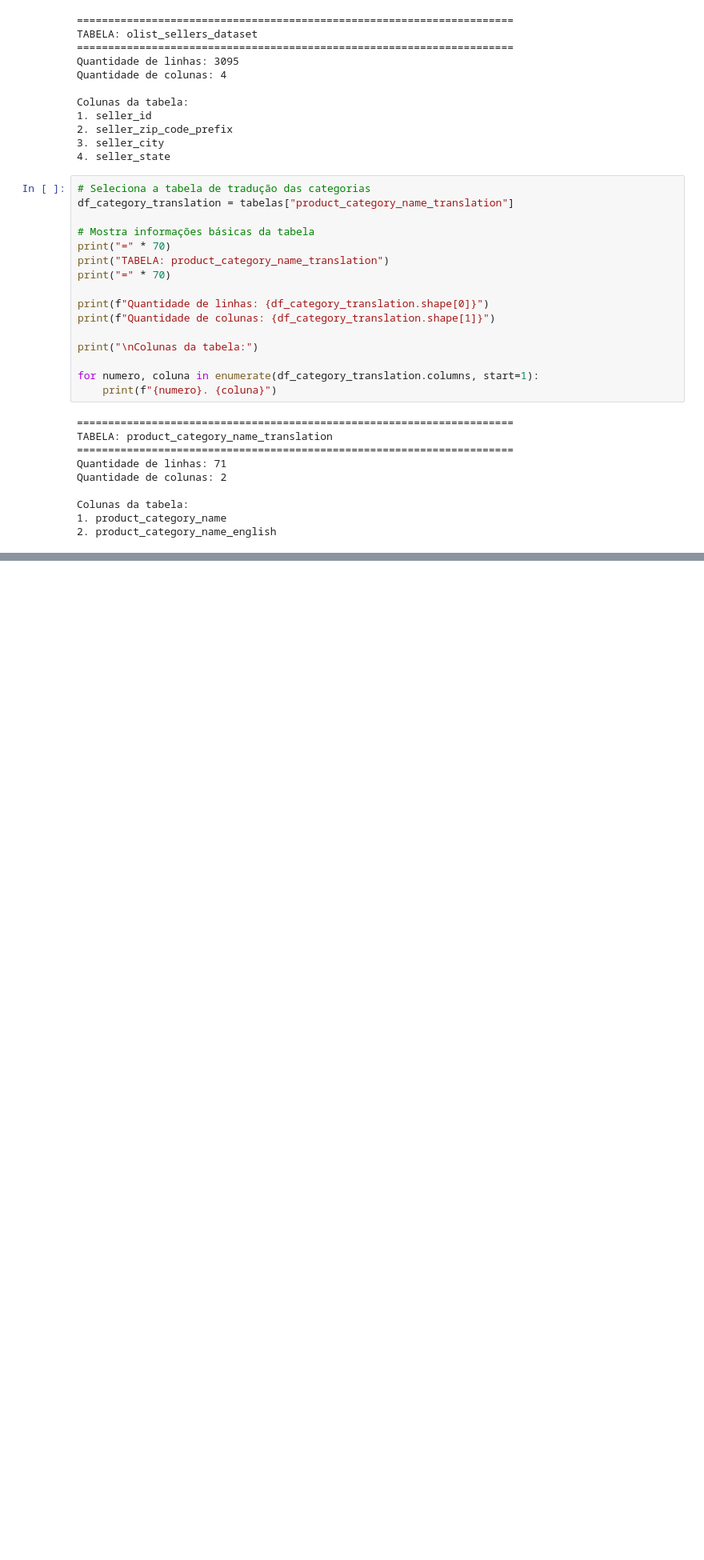
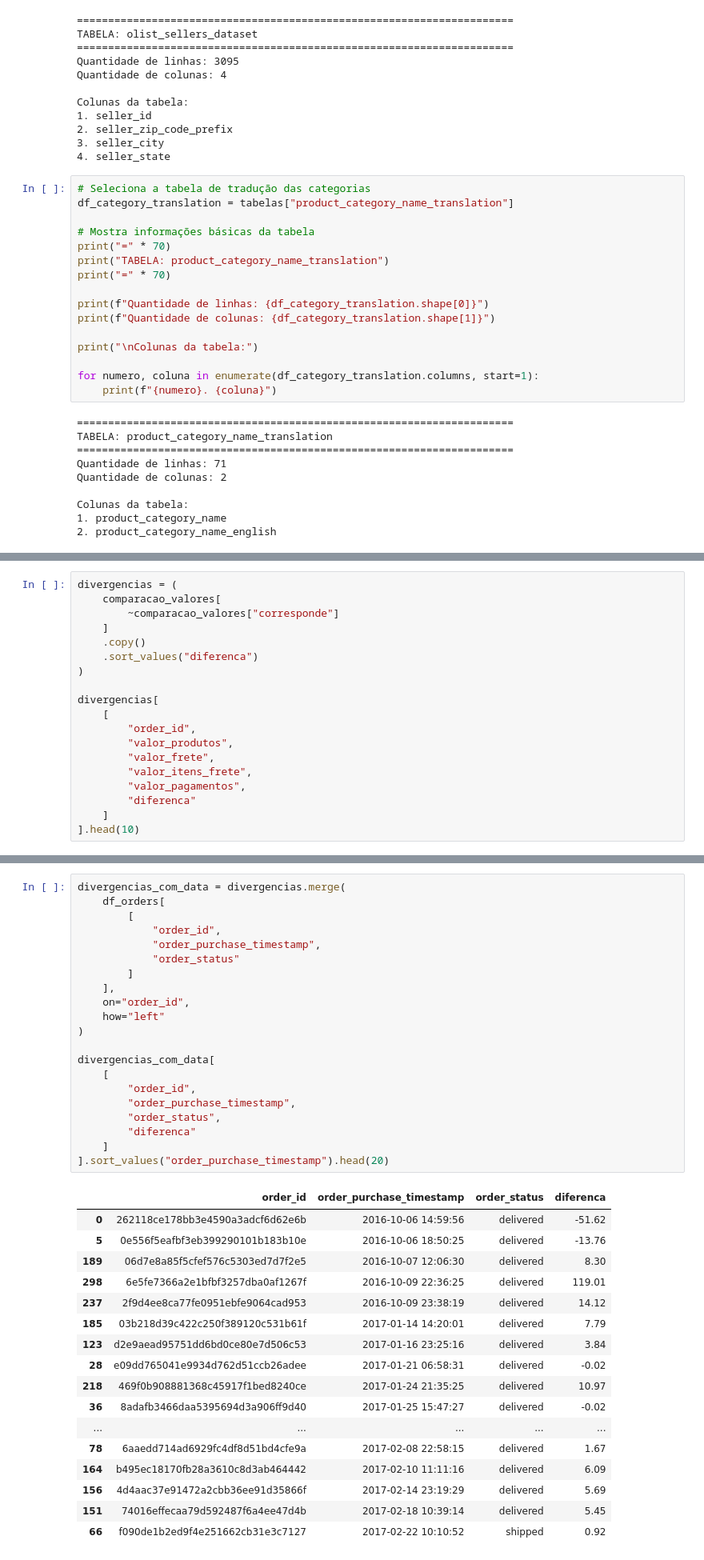
Before and after one commit to AgathaAlmeida7/case-01-queda-vendas, a Jupyter notebook: notebooks/01_data_profiling.ipynb, the cells around one changed output, grey strips where cells are left out. Shown at 80% size. Saved outputs shown, nothing was run; the diff lists cells and outputs as text; blank space fills up the shorter version.

Commit message:
docs: consolidate data discovery findings

```diff
--- a/notebooks/01_data_profiling.ipynb
+++ b/notebooks/01_data_profiling.ipynb
@@ -313,0 +926,19 @@ Colunas da tabela:
+# %%
+divergencias = (
+    comparacao_valores[
+        ~comparacao_valores["corresponde"]
+    ]
+    .copy()
+    .sort_values("diferenca")
+)
+
+divergencias[
+    [
+        "order_id",
+        "valor_produtos",
+        "valor_frete",
+        "valor_itens_frete",
+        "valor_pagamentos",
+        "diferenca"
+    ]
+].head(10)
@@ -313,0 +1129,39 @@ Colunas da tabela:
+# %%
+divergencias_com_data = divergencias.merge(
+    df_orders[
+        [
+            "order_id",
+            "order_purchase_timestamp",
+            "order_status"
+        ]
+    ],
+    on="order_id",
+    how="left"
+)
+
+divergencias_com_data[
+    [
+        "order_id",
+        "order_purchase_timestamp",
+        "order_status",
+        "diferenca"
+    ]
+].sort_values("order_purchase_timestamp").head(20)
+# %% [output]
+|  | order_id | order_purchase_timestamp | order_status | diferenca |
+| 0 | 262118ce178bb3e4590a3adcf6d62e6b | 2016-10-06 14:59:56 | delivered | -51.62 |
+| 5 | 0e556f5eafbf3eb399290101b183b10e | 2016-10-06 18:50:25 | delivered | -13.76 |
+| 189 | 06d7e8a85f5cfef576c5303ed7d7f2e5 | 2016-10-07 12:06:30 | delivered | 8.30 |
+| 298 | 6e5fe7366a2e1bfbf3257dba0af1267f | 2016-10-09 22:36:25 | delivered | 119.01 |
+| 237 | 2f9d4ee8ca77fe0951ebfe9064cad953 | 2016-10-09 23:38:19 | delivered | 14.12 |
+| 185 | 03b218d39c422c250f389120c531b61f | 2017-01-14 14:20:01 | delivered | 7.79 |
+| 123 | d2e9aead95751dd6bd0ce80e7d506c53 | 2017-01-16 23:25:16 | delivered | 3.84 |
+| 28 | e09dd765041e9934d762d51ccb26adee | 2017-01-21 06:58:31 | delivered | -0.02 |
+| 218 | 469f0b908881368c45917f1bed8240ce | 2017-01-24 21:35:25 | delivered | 10.97 |
+| 36 | 8adafb3466daa5395694d3a906ff9d40 | 2017-01-25 15:47:27 | delivered | -0.02 |
+| ... | ... | ... | ... | ... |
+| 78 | 6aaedd714ad6929fc4df8d51bd4cfe9a | 2017-02-08 22:58:15 | delivered | 1.67 |
+| 164 | b495ec18170fb28a3610c8d3ab464442 | 2017-02-10 11:11:16 | delivered | 6.09 |
+| 156 | 4d4aac37e91472a2cbb36ee91d35866f | 2017-02-14 23:19:29 | delivered | 5.69 |
+| 151 | 74016effecaa79d592487f6a4ee47d4b | 2017-02-18 10:39:14 | delivered | 5.45 |
+| 66 | f090de1b2ed9f4e251662cb31e3c7127 | 2017-02-22 10:10:52 | shipped | 0.92 |
```
Also changed, not shown: parts of 53 cells of this notebook, 1 other file.
